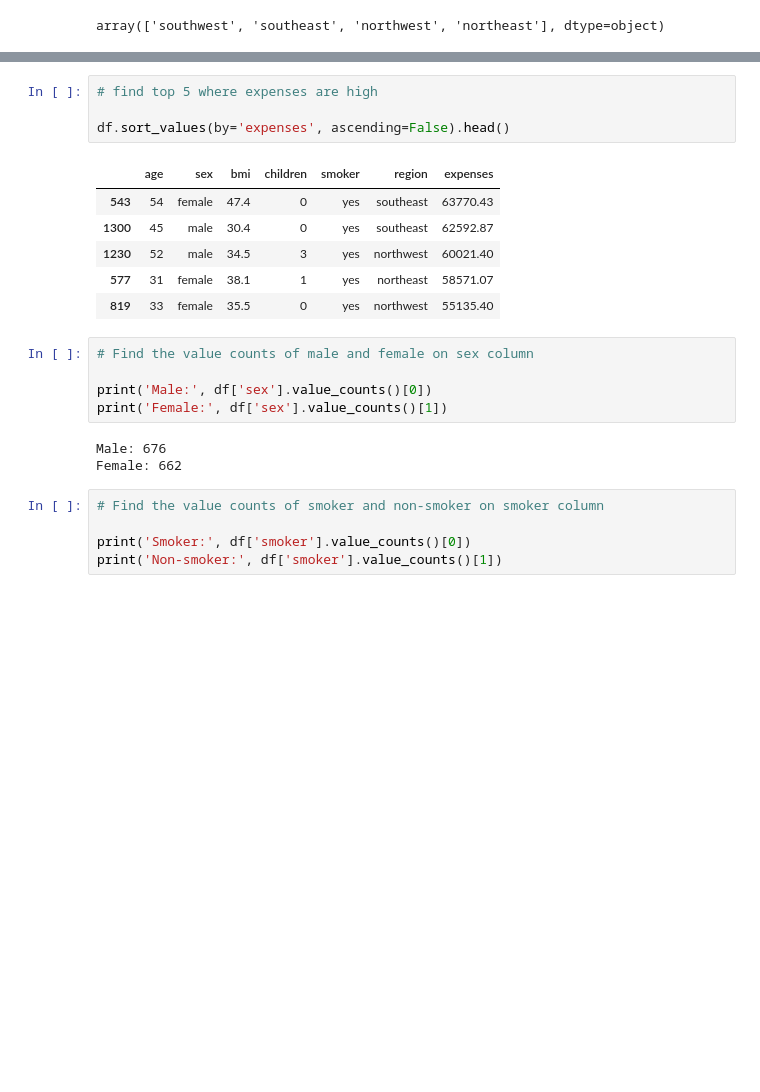
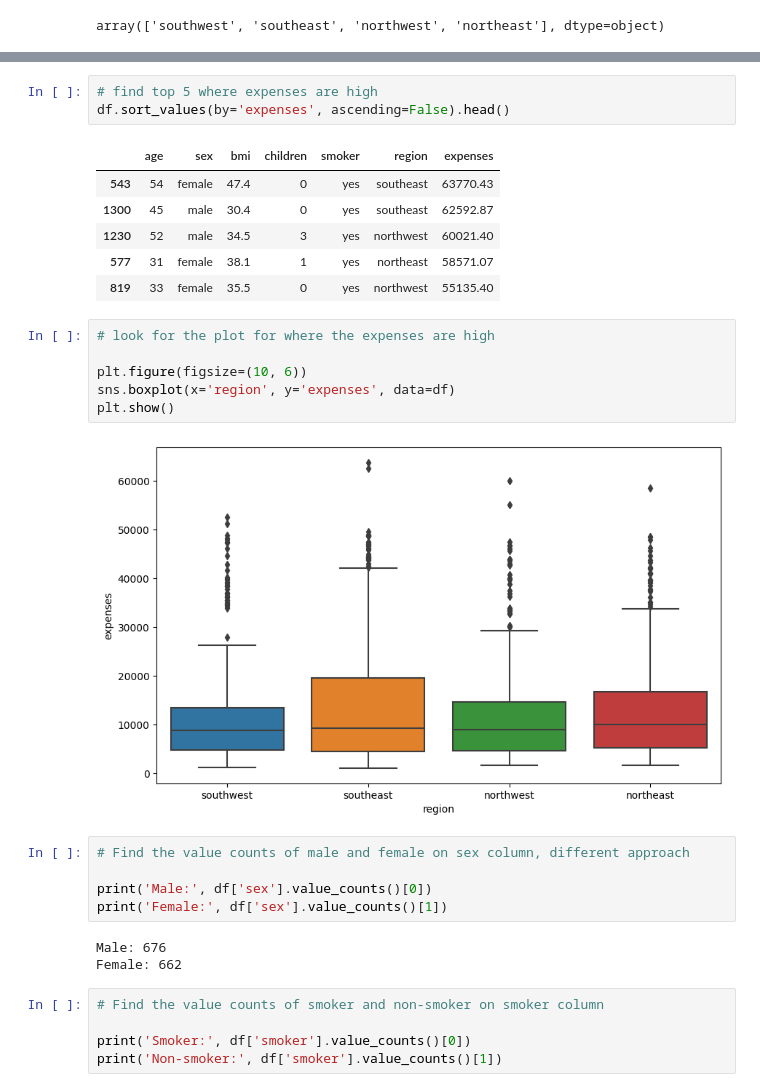
Before and after one commit to abhinowo/LP-DA, a Jupyter notebook: insuranceSeries/lp-1/premiumPrediction.ipynb, the cells around one changed output, grey strips where cells are left out. Cells and saved outputs as stored; diff of their text form; blank space fills up the shorter version.

```diff
--- a/insuranceSeries/lp-1/premiumPrediction.ipynb
+++ b/insuranceSeries/lp-1/premiumPrediction.ipynb
@@ -62,6 +71,5 @@ array(['southwest', 'southeast', 'northwest', 'northeast'], dtype=object)
 # %%
 # find top 5 where expenses are high
-
 df.sort_values(by='expenses', ascending=False).head()
 # %% [output]
 |  | age | sex | bmi | children | smoker | region | expenses |
@@ -70,8 +78,16 @@ df.sort_values(by='expenses', ascending=False).head()
 | 1230 | 52 | male | 34.5 | 3 | yes | northwest | 60021.40 |
 | 577 | 31 | female | 38.1 | 1 | yes | northeast | 58571.07 |
 | 819 | 33 | female | 35.5 | 0 | yes | northwest | 55135.40 |
+# %%
+# look for the plot for where the expenses are high
+
+plt.figure(figsize=(10, 6))
+sns.boxplot(x='region', y='expenses', data=df)
+plt.show()
+# %% [output]
+[figure, added]
 # %%
-# Find the value counts of male and female on sex column
+# Find the value counts of male and female on sex column, different approach
 
 print('Male:', df['sex'].value_counts()[0])
 print('Female:', df['sex'].value_counts()[1])
```
Also changed, not shown: parts of 15 cells of this notebook, 1 other file.
